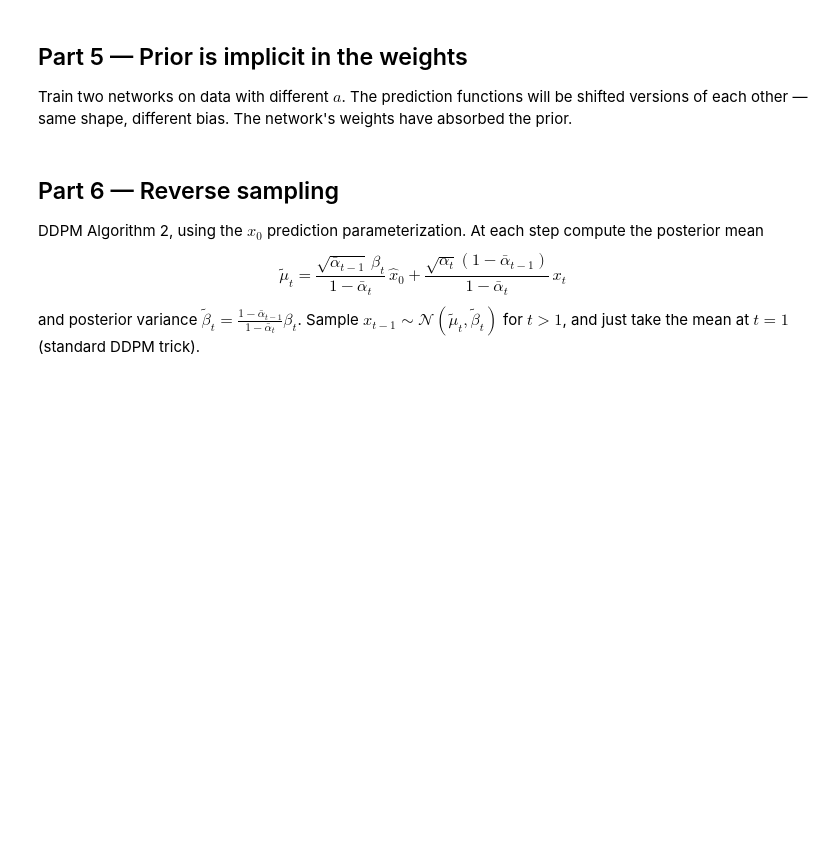
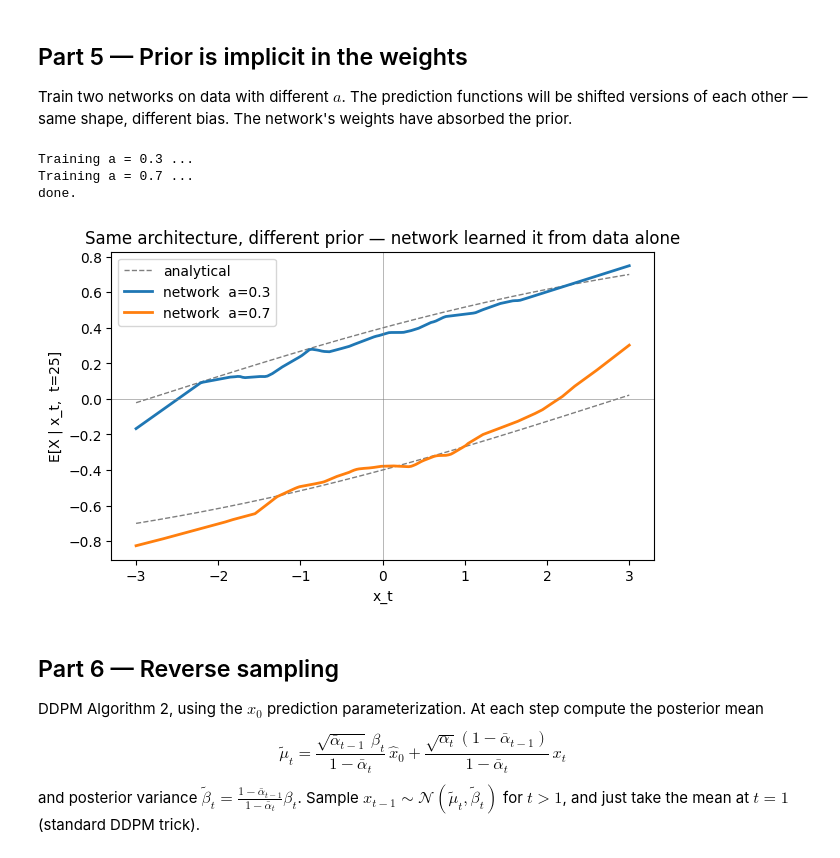
Before and after one commit to AET-CS/aet-cs.github.io, a Jupyter notebook: white/2025/ML/notebooks/two_point_diffusion.ipynb, the cells around one changed output. Drawn from its saved outputs; the diff is of its cells as text; code cells hidden in the pictures; blank space fills up the shorter version.

```diff
--- a/white/2025/ML/notebooks/two_point_diffusion.ipynb
+++ b/white/2025/ML/notebooks/two_point_diffusion.ipynb
@@ -157,32 +175,37 @@ Train two networks on data with different $a$. The prediction functions will be
 # %%
 print('Training a = 0.3 ...')
 model_03, _ = train(a=0.3, verbose=False)
 print('Training a = 0.7 ...')
 model_07, _ = train(a=0.7, verbose=False)
 print('done.')
 
 y_grid = torch.linspace(-3, 3, 200)
-t_val = 10
+t_val = 25
 t_batch = torch.full((len(y_grid),), t_val)
 
 with torch.no_grad():
     pred_03 = model_03(y_grid, t_batch).numpy()
     pred_07 = model_07(y_grid, t_batch).numpy()
 truth_03 = closed_form_reverse(y_grid.numpy(), t_val, a=0.3)
 truth_07 = closed_form_reverse(y_grid.numpy(), t_val, a=0.7)
 
 plt.figure(figsize=(7, 4))
 plt.plot(y_grid.numpy(), truth_03, 'k--', lw=1, alpha=0.5, label='_')
 plt.plot(y_grid.numpy(), truth_07, 'k--', lw=1, alpha=0.5, label='analytical')
 plt.plot(y_grid.numpy(), pred_03, lw=2, label='network  a=0.3')
 plt.plot(y_grid.numpy(), pred_07, lw=2, label='network  a=0.7')
 plt.axhline(0, color='gray', lw=0.4)
 plt.axvline(0, color='gray', lw=0.4)
 plt.xlabel('x_t')
 plt.ylabel(f'E[X | x_t,  t={t_val}]')
 plt.title('Same architecture, different prior — network learned it from data alone')
 plt.legend()
 plt.show()
+# %% [output]
+Training a = 0.3 ...
+Training a = 0.7 ...
+done.
+[figure, added]
 # %% [markdown]
 ## Part 6 — Reverse sampling
 
```
Also changed, not shown: parts of 5 cells of this notebook, 3 other files.
